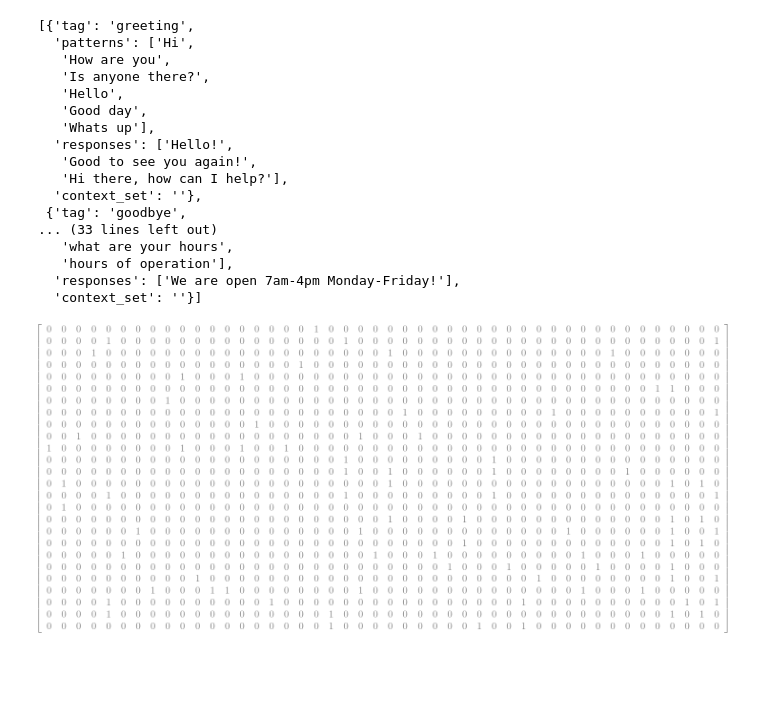
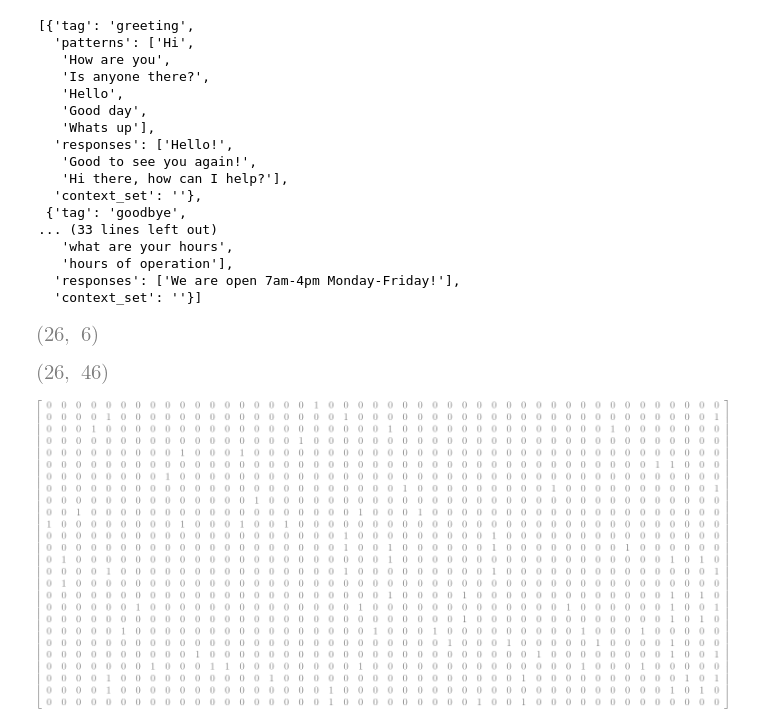
Before and after one commit to CSCI4850/s21-team8-project, a Jupyter notebook: Chatbot.ipynb, the cells around one changed output. Drawn from its saved outputs; the diff is of its cells as text; code cells hidden in the pictures; blank space fills up the shorter version.

```diff
--- a/Chatbot.ipynb
+++ b/Chatbot.ipynb
@@ -112,6 +112,16 @@ for x, doc in enumerate(docs_x):
 # turn lists into numpy array
 training = np.array(training)
 output = np.array(output)
+# %%
+# shape of output
+output.shape
+# %% [output]
+[figure, added]
+# %%
+# shape of training
+training.shape
+# %% [output]
+[figure, added]
 # %%
 display(sp.Matrix(training))
 # %% [output]
```
Also changed, not shown: parts of 6 cells of this notebook.
